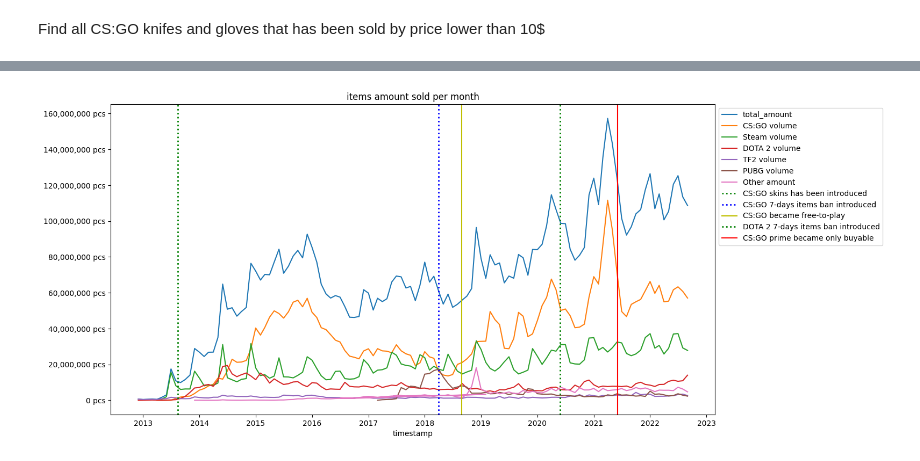
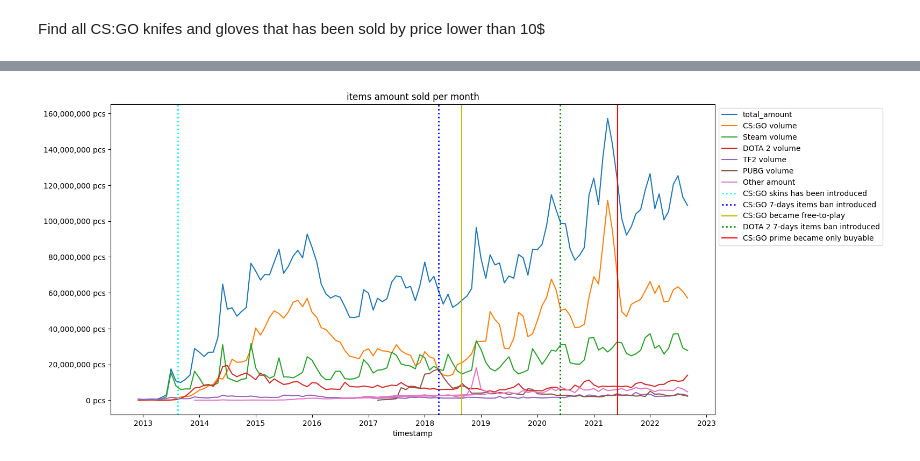
Before and after one commit to Soniclev/steam-trade-bot, a Jupyter notebook: notebooks/Analyze Steam market.ipynb, the cells around one changed output, grey strips where cells are left out. Saved outputs shown, nothing was run; the diff lists cells and outputs as text; code cells hidden in the pictures.

```diff
--- a/notebooks/Analyze Steam market.ipynb
+++ b/notebooks/Analyze Steam market.ipynb
@@ -56,8 +56,8 @@ spark = SparkSession.builder \
     .appName('myAppName') \
     .config("spark.executor.memory", "5g") \
     .config("spark.driver.memory", "5g")\
-    .config("spark.sql.shuffle.partitions" , "20") \
-    .config('spark.sql.files.maxPartitionBytes', str(200 * 1024 * 1024))\
+    .config("spark.sql.shuffle.partitions" , "50") \
+    .config('spark.sql.files.maxPartitionBytes', str(30 * 1024 * 1024))\
     .getOrCreate()
 # %%
 import pyspark.sql.functions as func
@@ -368,35 +369,35 @@ APP_IDS = {730: "CS:GO", 753: "Steam", 570: "DOTA 2", 440: "TF2", 578080: "PUBG"
 
 for app_id, name in APP_IDS.items():
     app_df = sum_df.filter(sum_df.app_id == app_id)
     y_val = [val.total_amount for val in app_df.filter(app_df.timestamp < plot_end).select('total_amount').collect()]
     x_ts = [val.timestamp for val in app_df.filter(app_df.timestamp < plot_end).select('timestamp').collect()]
     plt.plot(x_ts, y_val, label=f'{name} volume')
 
 other_app_df = sum_df
 for app_id in APP_IDS.keys():
     other_app_df = other_app_df.filter(other_app_df.app_id != app_id)
 other_app_df = other_app_df.groupby("timestamp") \
   .agg( \
     func.sum(sum_df.total_amount).alias("total_amount") \
   ) \
   .cache()
 y_val = [val.total_amount for val in other_app_df.filter(other_app_df.timestamp < plot_end).select('total_amount').collect()]
 x_ts = [val.timestamp for val in other_app_df.filter(other_app_df.timestamp < plot_end).select('timestamp').collect()]
 plt.plot(x_ts, y_val, label='Other amount')
 
 plt.xlabel('timestamp')
 plt.title('items amount sold per month')
 ax.get_yaxis().set_major_formatter(
     matplotlib.ticker.FuncFormatter(lambda x, p: format(int(x), ',')+" pcs"))
-plt.axvline(x=datetime(2013, 8, 14), color='g', ls=':', lw=2, label='CS:GO skins has been introduced')
+plt.axvline(x=datetime(2013, 8, 14), color='aqua', ls=':', lw=2, label='CS:GO skins has been introduced')
 plt.axvline(x=datetime(2018, 3, 30), color='b', ls=':', lw=2, label='CS:GO 7-days items ban introduced')
 plt.axvline(x=datetime(2018, 8, 30), color='y', label='CS:GO became free-to-play')
 plt.axvline(x=datetime(2020, 5, 26), color='g', ls=':', lw=2, label='DOTA 2 7-days items ban introduced')
 plt.axvline(x=datetime(2021, 6, 3), color='r', label='CS:GO prime became only buyable')
 plt.legend(bbox_to_anchor=(1.0, 1), loc='upper left')
 plt.show()
 # %% [output]
-[figure, old version]
+[figure, new version]
 # %%
 cached_df = df \
   .groupby("app_id") \
```
Also changed, not shown: parts of 19 cells of this notebook, 4 other files.
